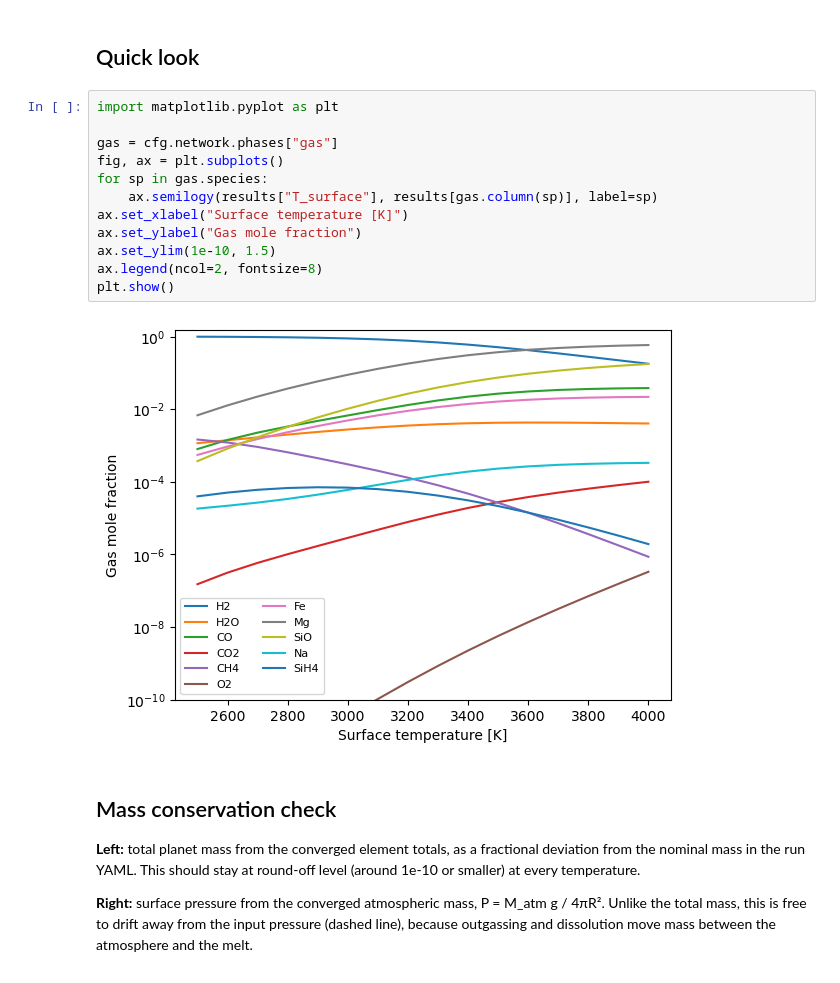
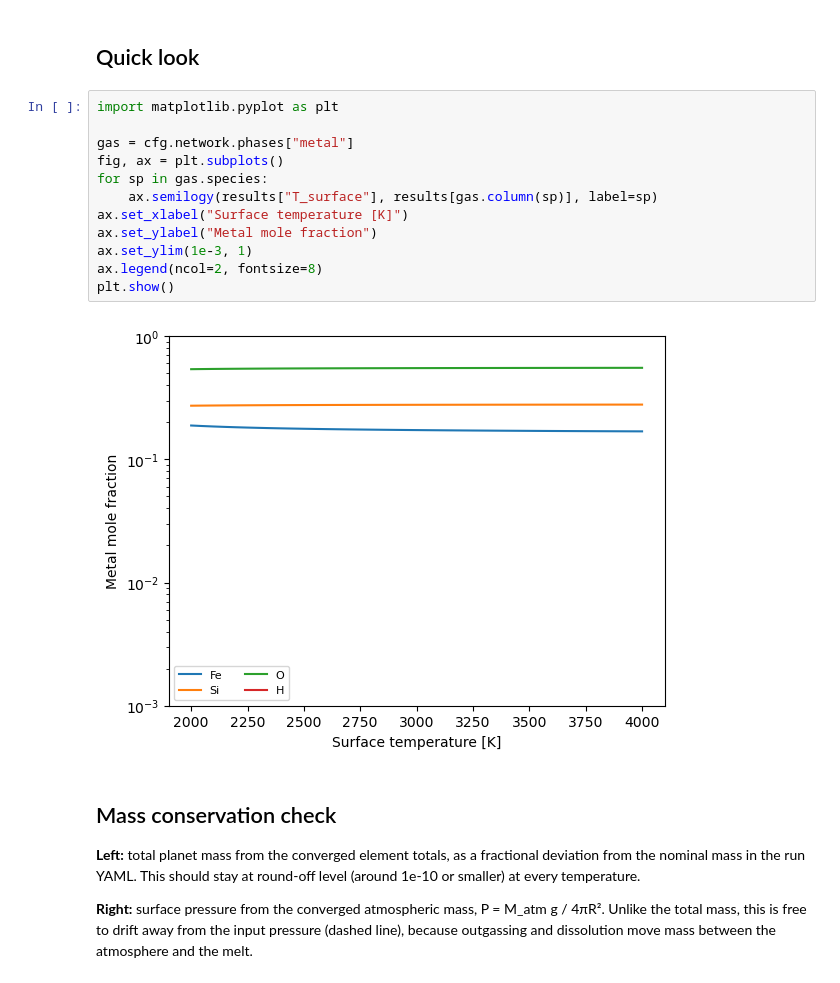
Before and after one commit to AlexMcGinty/GlobalChemicalEquilibrium_model, a Jupyter notebook: gce_tools_package/02_temperature_grid.ipynb, the cells around one changed output. Saved outputs shown, nothing was run; the diff lists cells and outputs as text.

```diff
--- a/gce_tools_package/02_temperature_grid.ipynb
+++ b/gce_tools_package/02_temperature_grid.ipynb
@@ -43,17 +63,17 @@ Write Gibbs energies into file Gibbs.dat
 # %%
 import matplotlib.pyplot as plt
 
-gas = cfg.network.phases["gas"]
+gas = cfg.network.phases["metal"]
 fig, ax = plt.subplots()
 for sp in gas.species:
     ax.semilogy(results["T_surface"], results[gas.column(sp)], label=sp)
 ax.set_xlabel("Surface temperature [K]")
-ax.set_ylabel("Gas mole fraction")
-ax.set_ylim(1e-10, 1.5)
+ax.set_ylabel("Metal mole fraction")
+ax.set_ylim(1e-3, 1)
 ax.legend(ncol=2, fontsize=8)
 plt.show()
 # %% [output]
-[figure, old version]
+[figure, new version]
 # %% [markdown]
 ## Mass conservation check
 **Left:** total planet mass from the converged element totals, as a fractional deviation from the nominal mass in the run YAML. This should stay at round-off level (around 1e-10 or smaller) at every temperature.
```
Also changed, not shown: parts of 13 cells of this notebook, 6 other files.
